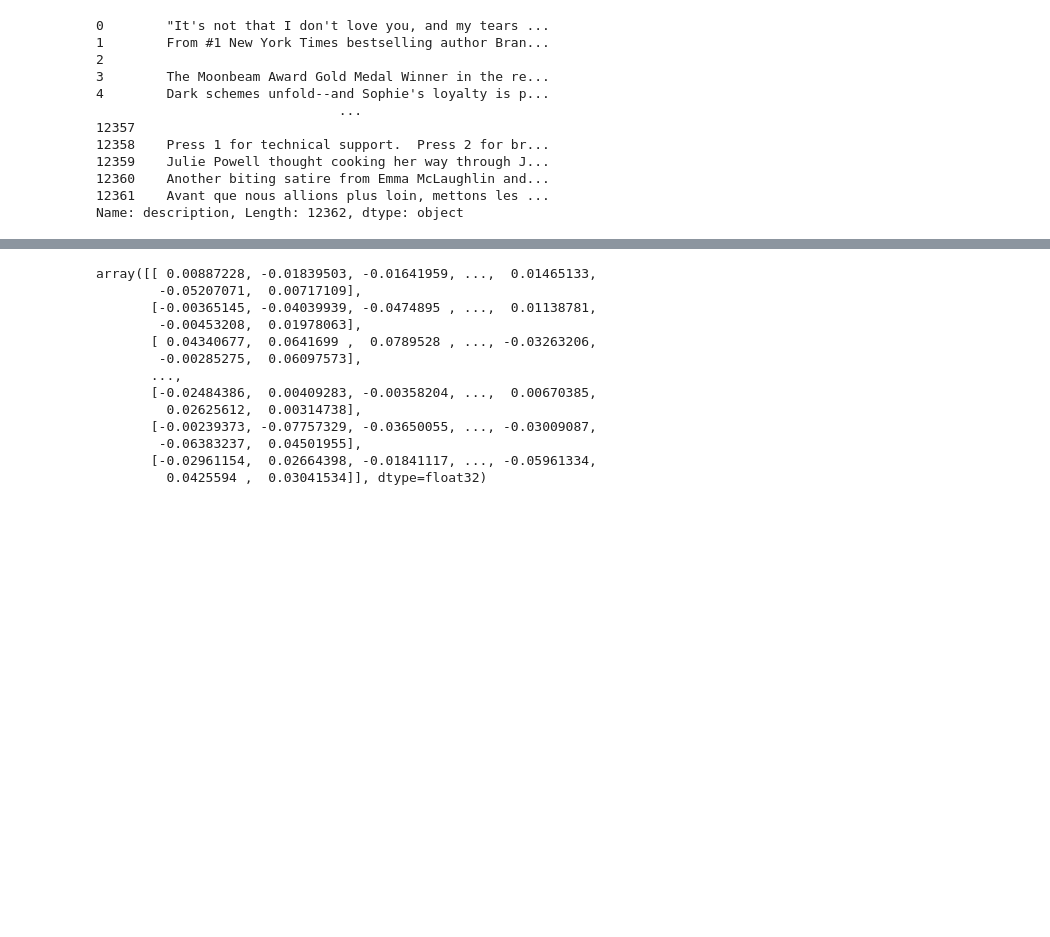
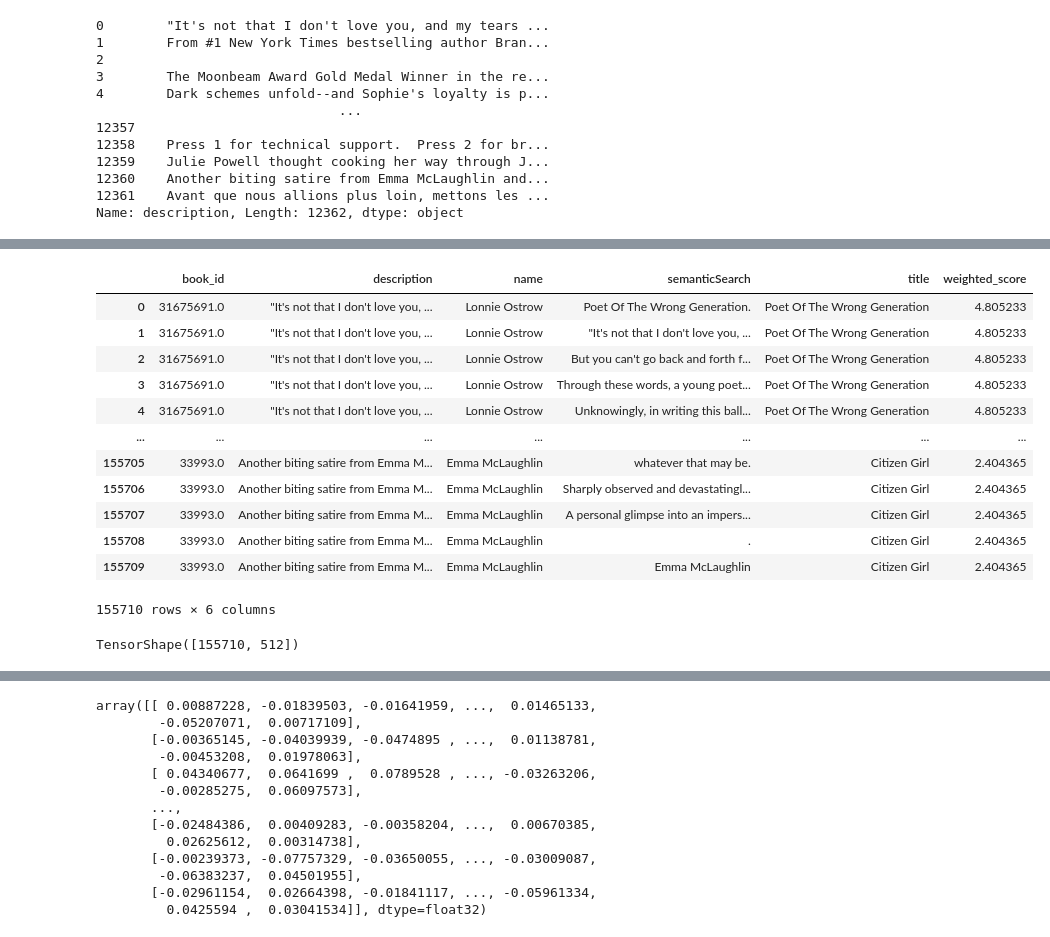
Before and after one commit to Einhard6176/3380, a Jupyter notebook: Models/Summarizer/tokenizedSentences.ipynb, the cells around one changed output, grey strips where cells are left out. Saved outputs shown, nothing was run; the diff lists cells and outputs as text; code cells hidden in the pictures; blank space fills up the shorter version.

```diff
--- a/Models/Summarizer/tokenizedSentences.ipynb
+++ b/Models/Summarizer/tokenizedSentences.ipynb
@@ -426,5 +439,25 @@ descriptions_array = embed(description_sentences.description)
+# %%
+description_sentences
+# %% [output]
+|  | book_id | description | name | semanticSearch | title | weighted_score |
+| 0 | 31675691.0 | "It's not that I don't love you, ... | Lonnie Ostrow | Poet Of The Wrong Generation. | Poet Of The Wrong Generation | 4.805233 |
+| 1 | 31675691.0 | "It's not that I don't love you, ... | Lonnie Ostrow | "It's not that I don't love you, ... | Poet Of The Wrong Generation | 4.805233 |
+| 2 | 31675691.0 | "It's not that I don't love you, ... | Lonnie Ostrow | But you can't go back and forth f... | Poet Of The Wrong Generation | 4.805233 |
+| 3 | 31675691.0 | "It's not that I don't love you, ... | Lonnie Ostrow | Through these words, a young poet... | Poet Of The Wrong Generation | 4.805233 |
+| 4 | 31675691.0 | "It's not that I don't love you, ... | Lonnie Ostrow | Unknowingly, in writing this ball... | Poet Of The Wrong Generation | 4.805233 |
+| ... | ... | ... | ... | ... | ... | ... |
+| 155705 | 33993.0 | Another biting satire from Emma M... | Emma McLaughlin | whatever that may be. | Citizen Girl | 2.404365 |
+| 155706 | 33993.0 | Another biting satire from Emma M... | Emma McLaughlin | Sharply observed and devastatingl... | Citizen Girl | 2.404365 |
+| 155707 | 33993.0 | Another biting satire from Emma M... | Emma McLaughlin | A personal glimpse into an impers... | Citizen Girl | 2.404365 |
+| 155708 | 33993.0 | Another biting satire from Emma M... | Emma McLaughlin | . | Citizen Girl | 2.404365 |
+| 155709 | 33993.0 | Another biting satire from Emma M... | Emma McLaughlin | Emma McLaughlin | Citizen Girl | 2.404365 |
+155710 rows × 6 columns
 # %%
 import joblib
+# %%
+descriptions_array.shape
+# %% [output]
+TensorShape([155710, 512])
 # %%
 descriptions_array = np.asarray(descriptions_array)
 joblib.dump(descriptions_array, '/media/einhard/Seagate Expansion Drive/3380_data/data/Models/descriptionsTokeniziedEmbedding.pkl')
```
Also changed, not shown: parts of 5 cells of this notebook, 1 other file.
